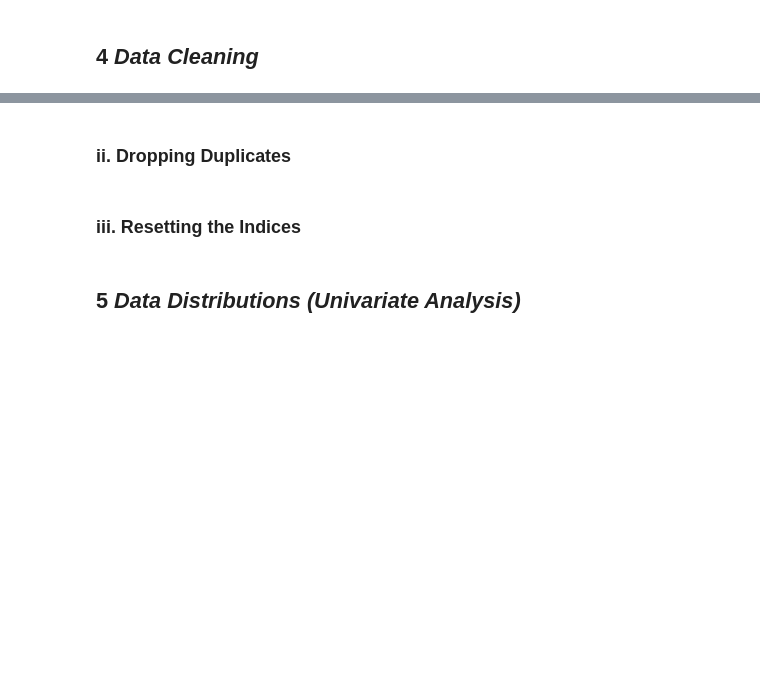
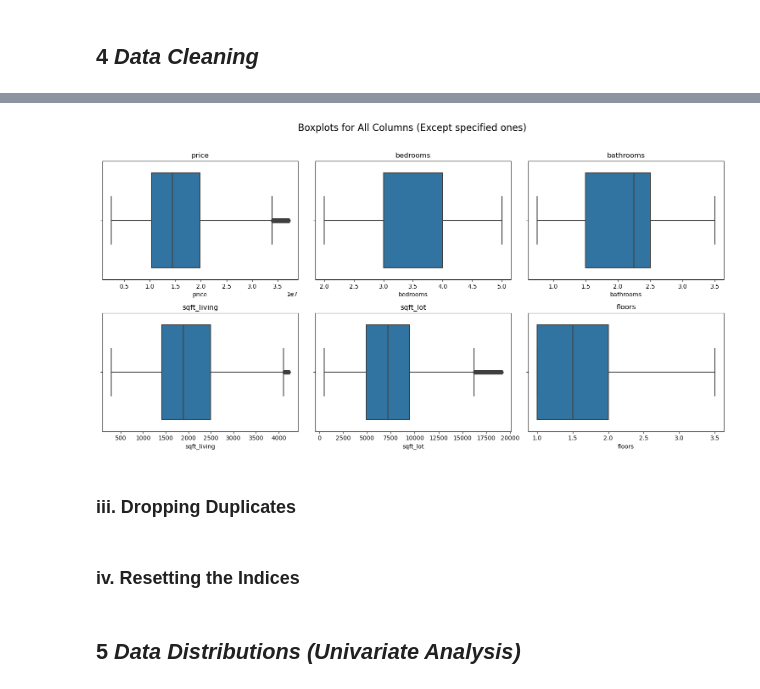
Before and after one commit to ahmedembeddedx/Housing_Data_Predictive_Model, a Jupyter notebook: notebook.ipynb, the cells around one changed output, grey strips where cells are left out. Drawn from its saved outputs; the diff is of its cells as text; code cells hidden in the pictures; blank space fills up the shorter version.

```diff
--- a/notebook.ipynb
+++ b/notebook.ipynb
@@ -105,13 +163,4 @@ data.columns = data.columns.str.strip().str.replace(' ', '_').str.lower()
 # %%
-irrep=[
-    'waterfront',
-    'view',
-    'condition',
-    'grade',
-    'sqft_basement',
-    'yr_renovated',
-]
-
 def remove_outliers(df, column_name):
     Q1 = df[column_name].quantile(0.25)
     Q3 = df[column_name].quantile(0.75)
@@ -134,9 +192,13 @@ data.shape[0]
+# %%
+plot_boxplots(data, irrep)
+# %% [output]
+[figure, added]
 # %% [markdown]
-### ii. Dropping Duplicates
+### iii. Dropping Duplicates
 # %%
 data = data.drop_duplicates()
 # %% [markdown]
-### iii. Resetting the Indices
+### iv. Resetting the Indices
 # %%
 data = data.reset_index(drop=True)
 # %% [markdown]
```
Also changed, not shown: parts of 15 cells of this notebook.
